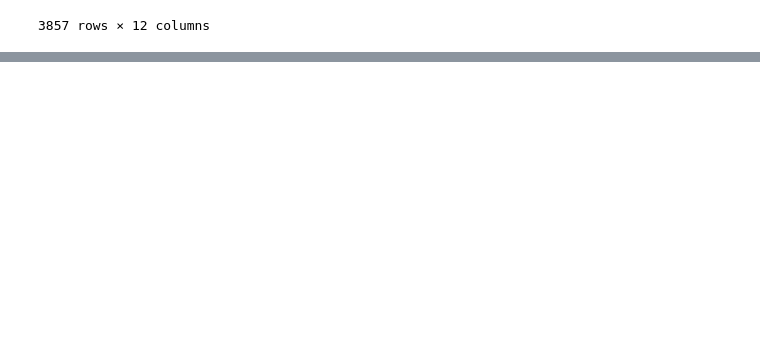
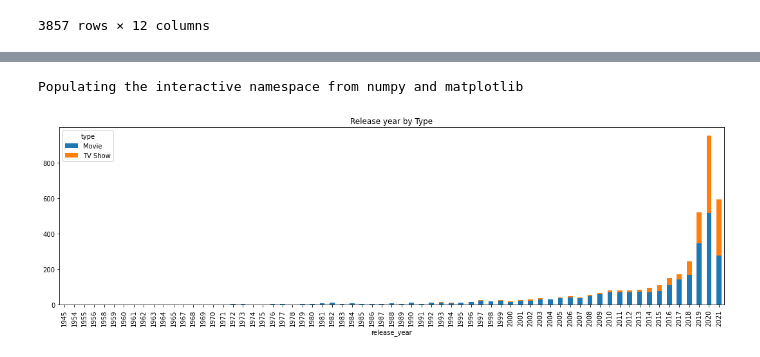
Before and after one commit to Frankr22/Streaming-Services-Comparison-Netflix-vs.-Disney, a Jupyter notebook: netflix.ipynb, the cells around one changed output, grey strips where cells are left out. Cells and saved outputs as stored; diff of their text form; code cells hidden in the pictures; blank space fills up the shorter version.

Commit message:
worked on netflix visualisation to match disney

```diff
--- a/netflix.ipynb
+++ b/netflix.ipynb
@@ -135,0 +225,10 @@ res
+# %%
+#map release year by type
+%pylab inline
+df = res.groupby(['type', 'release_year'])['release_year'].count().unstack('type').fillna(0)
+df
+df[['Movie',  'TV Show']].plot(kind='bar', stacked=True, figsize=(15, 5), title='Release year by Type')
+plt.tight_layout()
+# %% [output]
+Populating the interactive namespace from numpy and matplotlib
+[figure, added]
```
Also changed, not shown: parts of 16 cells of this notebook.
